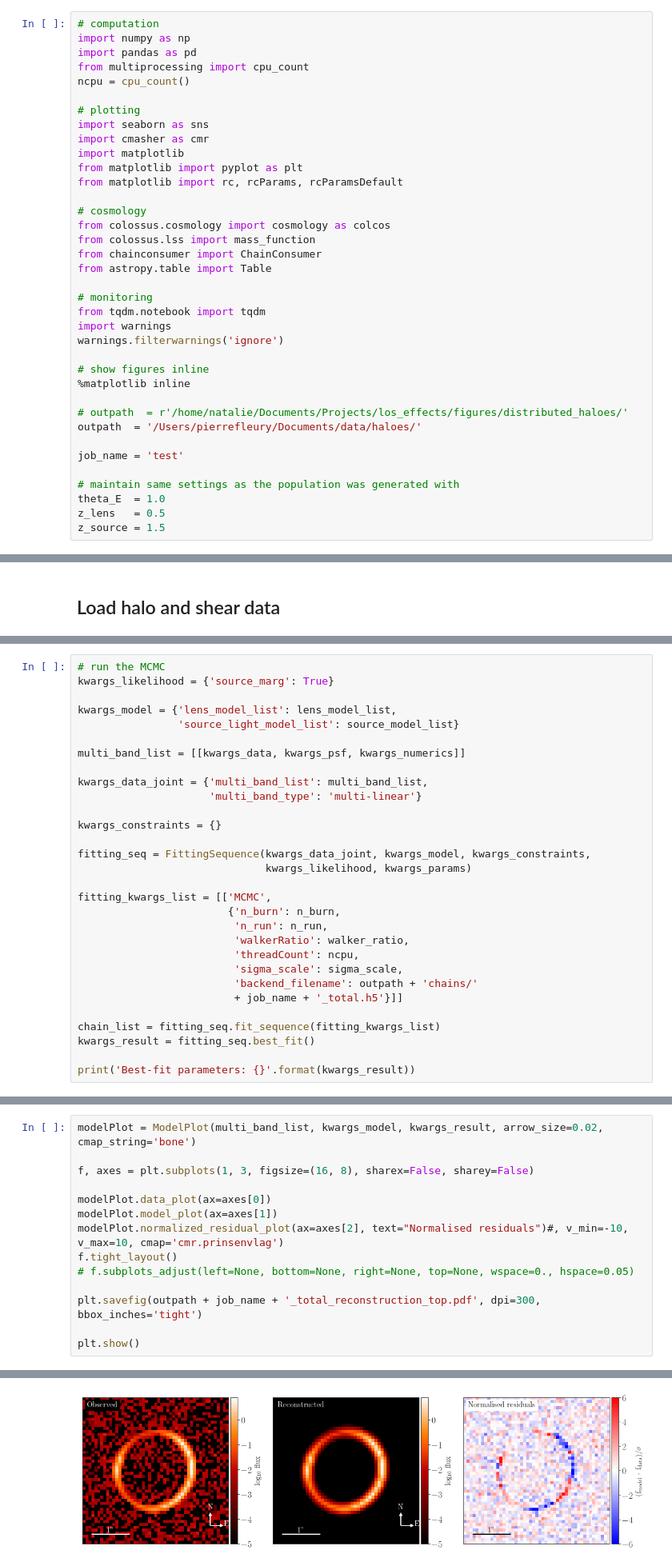
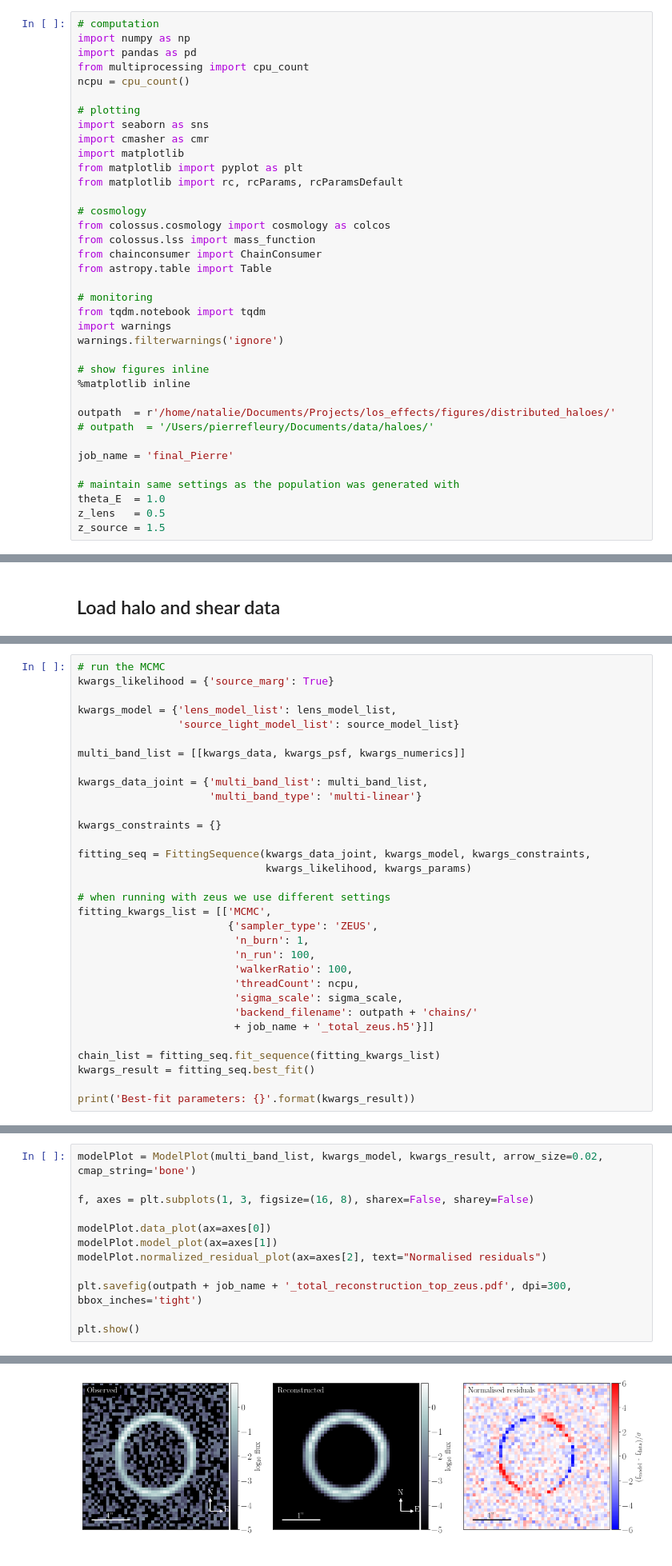
Before and after one commit to nataliehogg/los_proof_of_concept, a Jupyter notebook: distributed_haloes_analysis.ipynb, the cells around one changed output, grey strips where cells are left out. Shown at 80% size. Saved outputs shown, nothing was run; the diff lists cells and outputs as text.

```diff
--- a/distributed_haloes_analysis.ipynb
+++ b/distributed_haloes_analysis.ipynb
@@ -53,10 +53,10 @@ warnings.filterwarnings('ignore')
 # show figures inline
 %matplotlib inline
 
-# outpath  = r'/home/natalie/Documents/Projects/los_effects/figures/distributed_haloes/'
-outpath  = '/Users/pierrefleury/Documents/data/haloes/'
+outpath  = r'/home/natalie/Documents/Projects/los_effects/figures/distributed_haloes/'
+# outpath  = '/Users/pierrefleury/Documents/data/haloes/'
 
-job_name = 'test'
+job_name = 'final_Pierre'
 
 # maintain same settings as the population was generated with
 theta_E  = 1.0
@@ -423,14 +414,16 @@ kwargs_constraints = {}
 fitting_seq = FittingSequence(kwargs_data_joint, kwargs_model, kwargs_constraints,
                               kwargs_likelihood, kwargs_params)
 
+# when running with zeus we use different settings
 fitting_kwargs_list = [['MCMC',
-                        {'n_burn': n_burn,
-                         'n_run': n_run,
-                         'walkerRatio': walker_ratio,
+                        {'sampler_type': 'ZEUS',
+                         'n_burn': 1,
+                         'n_run': 100,
+                         'walkerRatio': 100,
                          'threadCount': ncpu,
                          'sigma_scale': sigma_scale,
                          'backend_filename': outpath + 'chains/'
-                         + job_name + '_total.h5'}]]
+                         + job_name + '_total_zeus.h5'}]]
 
 chain_list = fitting_seq.fit_sequence(fitting_kwargs_list)
 kwargs_result = fitting_seq.best_fit()
@@ -500,11 +488,9 @@ f, axes = plt.subplots(1, 3, figsize=(16, 8), sharex=False, sharey=False)
 
 modelPlot.data_plot(ax=axes[0])
 modelPlot.model_plot(ax=axes[1])
-modelPlot.normalized_residual_plot(ax=axes[2], text="Normalised residuals")#, v_min=-10, v_max=10, cmap='cmr.prinsenvlag')
-f.tight_layout()
-# f.subplots_adjust(left=None, bottom=None, right=None, top=None, wspace=0., hspace=0.05)
+modelPlot.normalized_residual_plot(ax=axes[2], text="Normalised residuals")
 
-plt.savefig(outpath + job_name + '_total_reconstruction_top.pdf', dpi=300, bbox_inches='tight')
+plt.savefig(outpath + job_name + '_total_reconstruction_top_zeus.pdf', dpi=300, bbox_inches='tight')
 
 plt.show()
 # %% [output]
@@ -513,4 +499,4 @@ reduced chi^2 of data  0 =  1.665101653906763
-[figure, old version]
+[figure, new version]
 # %%
 # convergence check
 rcParams.update(rcParamsDefault) # reset default font because this plot looks weird otherwise
```
Also changed, not shown: parts of 20 cells of this notebook.
